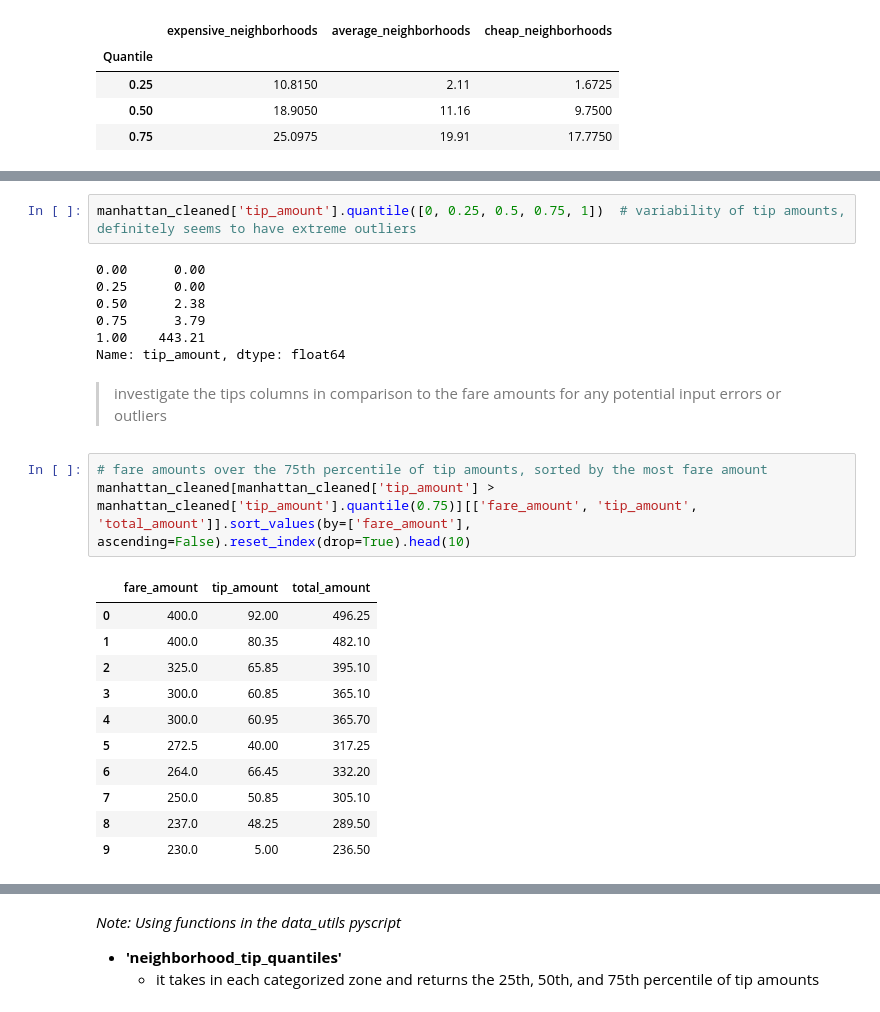
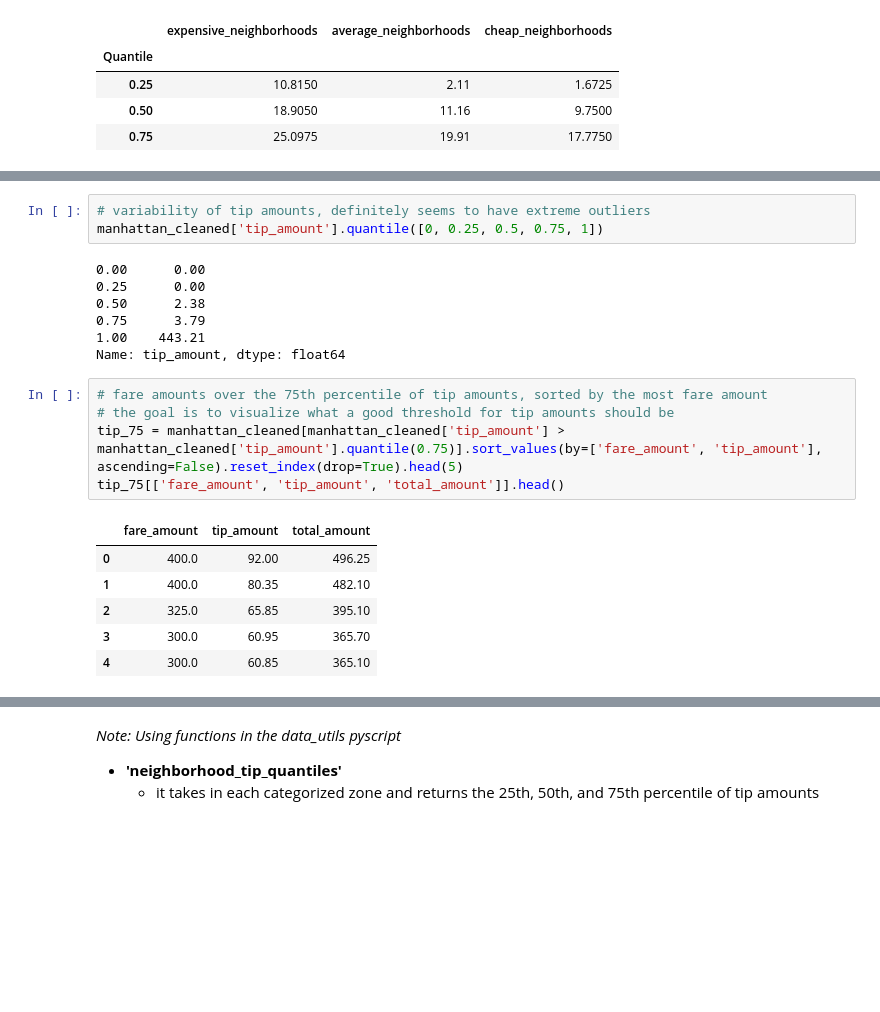
Before and after one commit to jjen1/nyc-taxis-trends, a Jupyter notebook: notebooks/yellow_taxis_eda.ipynb, the cells around one changed output, grey strips where cells are left out. Cells and saved outputs as stored; diff of their text form; blank space fills up the shorter version.

Commit message:
cleaned tipping df

```diff
--- a/notebooks/yellow_taxis_eda.ipynb
+++ b/notebooks/yellow_taxis_eda.ipynb
@@ -939,5 +916,6 @@ Name: count, dtype: int64
 # %%
-manhattan_cleaned['tip_amount'].quantile([0, 0.25, 0.5, 0.75, 1])  # variability of tip amounts, definitely seems to have extreme outliers
+# variability of tip amounts, definitely seems to have extreme outliers
+manhattan_cleaned['tip_amount'].quantile([0, 0.25, 0.5, 0.75, 1])
 # %% [output]
 0.00      0.00
 0.25      0.00
@@ -945,20 +923,15 @@ manhattan_cleaned['tip_amount'].quantile([0, 0.25, 0.5, 0.75, 1])  # variability
 0.75      3.79
 1.00    443.21
 Name: tip_amount, dtype: float64
-# %% [markdown]
-> investigate the tips columns in comparison to the fare amounts for any potential input errors or outliers
 # %%
 # fare amounts over the 75th percentile of tip amounts, sorted by the most fare amount
-manhattan_cleaned[manhattan_cleaned['tip_amount'] > manhattan_cleaned['tip_amount'].quantile(0.75)][['fare_amount', 'tip_amount', 'total_amount']].sort_values(by=['fare_amount'], ascending=False).reset_index(drop=True).head(10)
+# the goal is to visualize what a good threshold for tip amounts should be
+tip_75 = manhattan_cleaned[manhattan_cleaned['tip_amount'] > manhattan_cleaned['tip_amount'].quantile(0.75)].sort_values(by=['fare_amount', 'tip_amount'], ascending=False).reset_index(drop=True).head(5)
+tip_75[['fare_amount', 'tip_amount', 'total_amount']].head()
 # %% [output]
 |  | fare_amount | tip_amount | total_amount |
 | 0 | 400.0 | 92.00 | 496.25 |
 | 1 | 400.0 | 80.35 | 482.10 |
 | 2 | 325.0 | 65.85 | 395.10 |
-| 3 | 300.0 | 60.85 | 365.10 |
-| 4 | 300.0 | 60.95 | 365.70 |
-| 5 | 272.5 | 40.00 | 317.25 |
-| 6 | 264.0 | 66.45 | 332.20 |
-| 7 | 250.0 | 50.85 | 305.10 |
-| 8 | 237.0 | 48.25 | 289.50 |
-| 9 | 230.0 | 5.00 | 236.50 |
+| 3 | 300.0 | 60.95 | 365.70 |
+| 4 | 300.0 | 60.85 | 365.10 |
```
Also changed, not shown: parts of 23 cells of this notebook.
